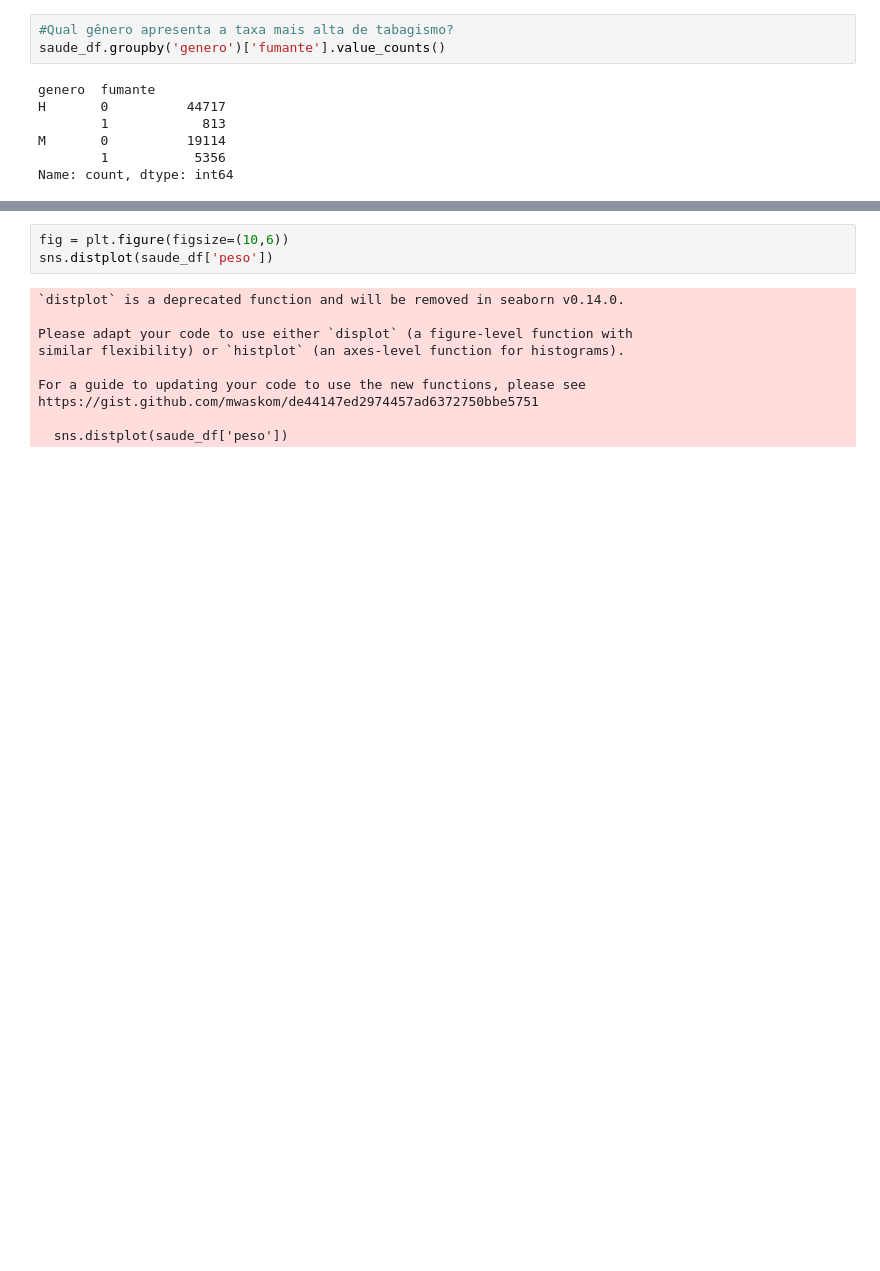
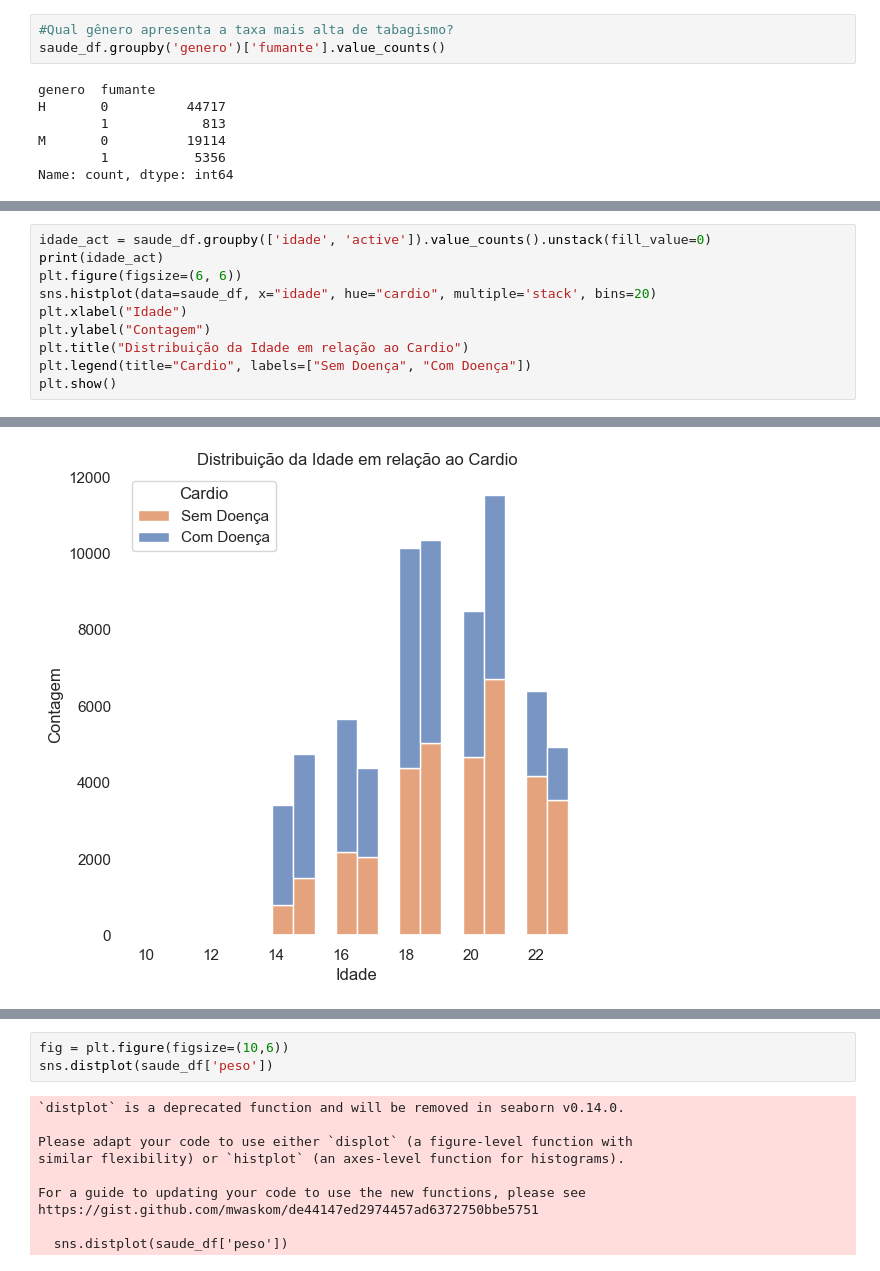
Before and after one commit to Zirmaozin/Projeto01, a Jupyter notebook: codigo.ipynb, the cells around one changed output, grey strips where cells are left out. Cells and saved outputs as stored; diff of their text form; blank space fills up the shorter version.

```diff
--- a/codigo.ipynb
+++ b/codigo.ipynb
@@ -336,0 +324,11 @@ sobrepeso  0       H       1332  1063
+# %%
+idade_act = saude_df.groupby(['idade', 'active']).value_counts().unstack(fill_value=0)
+print(idade_act)
+plt.figure(figsize=(6, 6))
+sns.histplot(data=saude_df, x="idade", hue="cardio", multiple='stack', bins=20)
+plt.xlabel("Idade")
+plt.ylabel("Contagem")
+plt.title("Distribuição da Idade em relação ao Cardio")
+plt.legend(title="Cardio", labels=["Sem Doença", "Com Doença"])
+plt.show()
+# %% [output]
@@ -336,0 +352 @@ sobrepeso  0       H       1332  1063
+[figure, added]
```
Also changed, not shown: parts of 12 cells of this notebook.
